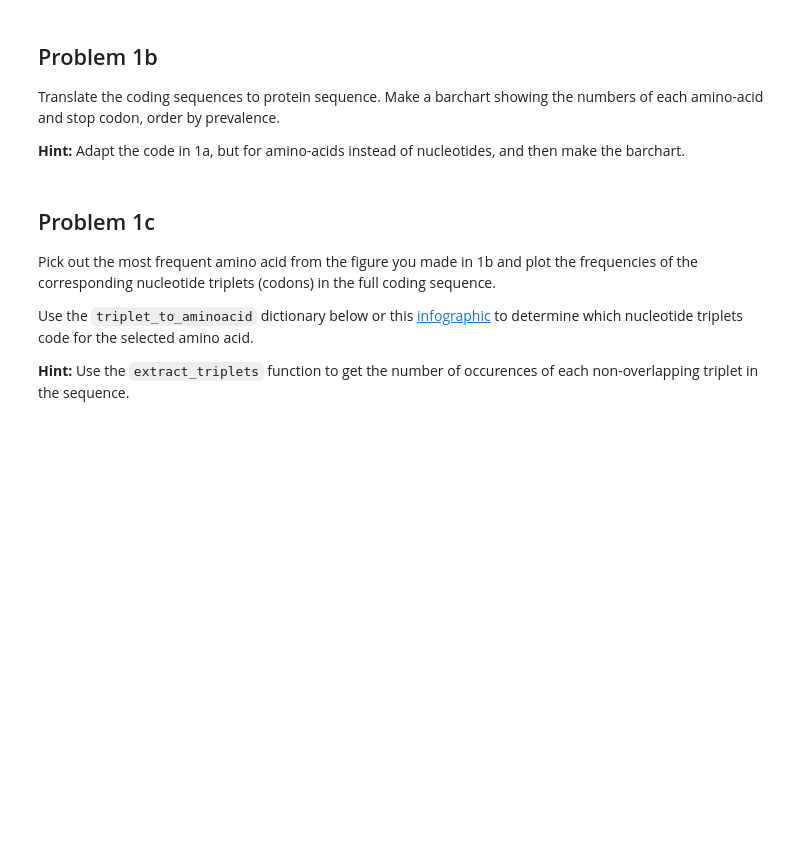
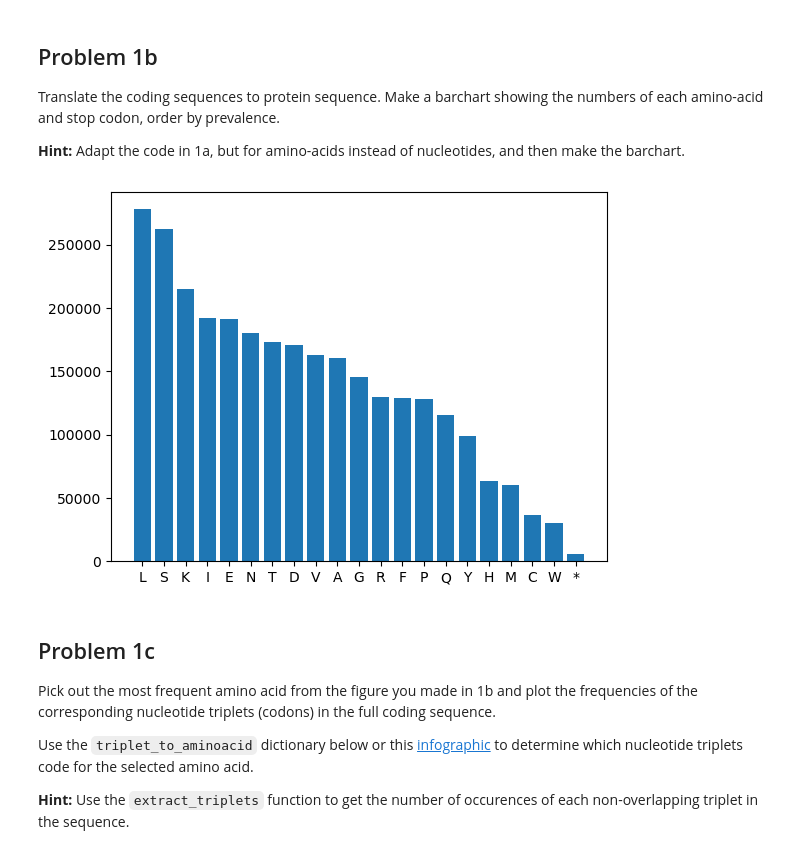
Before and after one commit to ellikiiski/Elements-of-Bioinformatics, a Jupyter notebook: A2 (Basic sequence statistics etc.)/A2.ipynb, the cells around one changed output. Cells and saved outputs as stored; diff of their text form; code cells hidden in the pictures; blank space fills up the shorter version.

```diff
--- a/A2 (Basic sequence statistics etc.)/A2.ipynb
+++ b/A2 (Basic sequence statistics etc.)/A2.ipynb
@@ -103,0 +102,4 @@ OrderedDict([('A', 1238), ('T', 952), ('G', 744), ('C', 549)])
+# %%
+whole_sequence = ''.join([str(records[ids[i]].seq) for i in range(len(records.keys()))])
+for nuc, count in Counter(whole_sequence).items():
+    print(nuc, ":", count)
@@ -111,3 +116,15 @@ Translate the coding sequences to protein sequence. Make a barchart showing the
+# %%
+trans_sequence = ''.join([str(records[ids[i]].seq.translate()) for i in range(len(records.keys()))])
+
+amino_count = list()
+for nuc, count in Counter(trans_sequence).items():
+    amino_count.append((nuc, count))
+
+amino_count.sort(key=lambda x: x[1], reverse=True)
+plt.bar([amino for (amino, count) in amino_count], [count for (amino, count) in amino_count])
+plt.show()
+# %% [output]
+[figure, added]
 # %% [markdown]
 ##  Problem 1c
 Pick out the most frequent amino acid from the figure you made in 1b and plot the frequencies of the corresponding nucleotide triplets (codons) in the full coding sequence.
```
Also changed, not shown: parts of 23 cells of this notebook.
